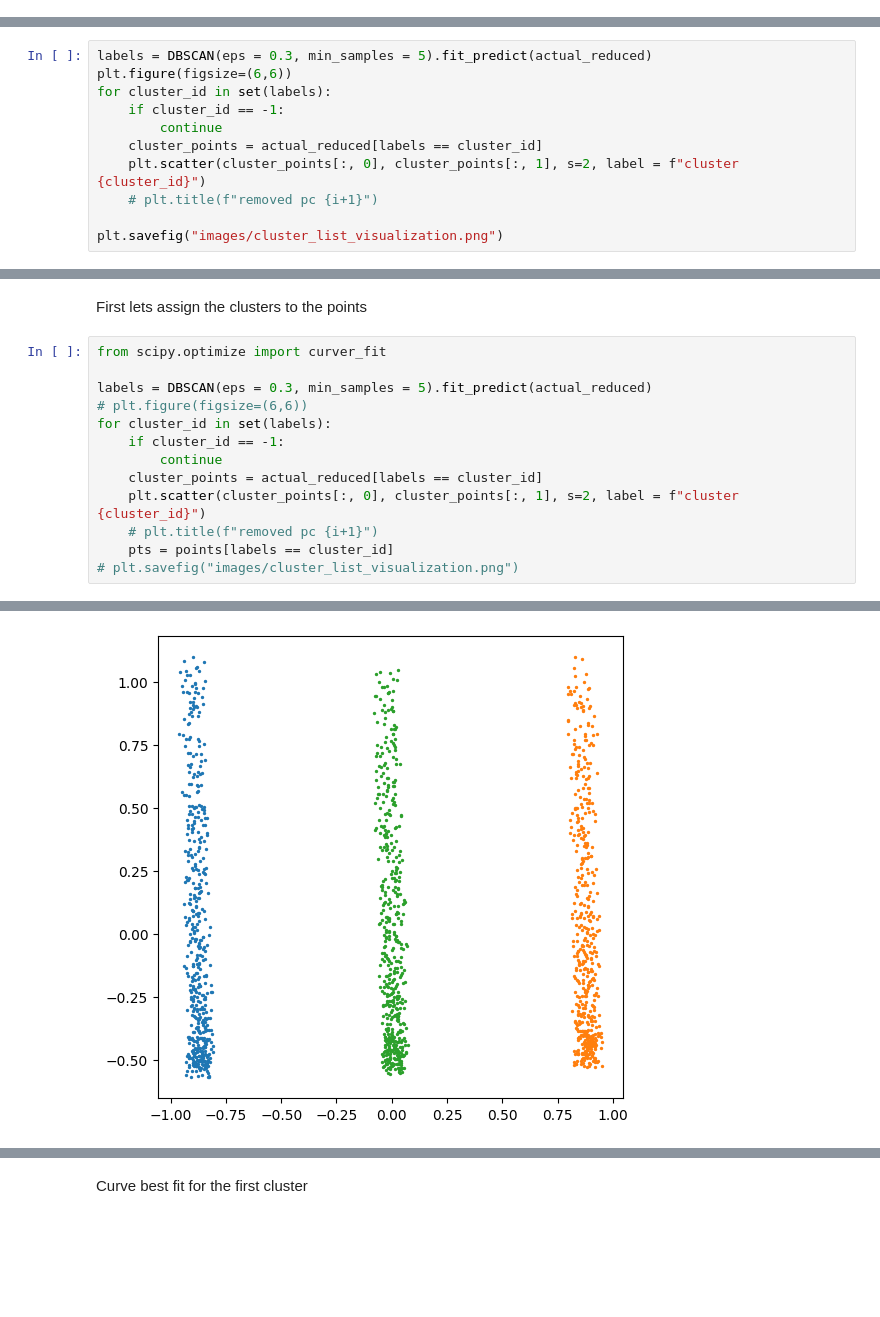
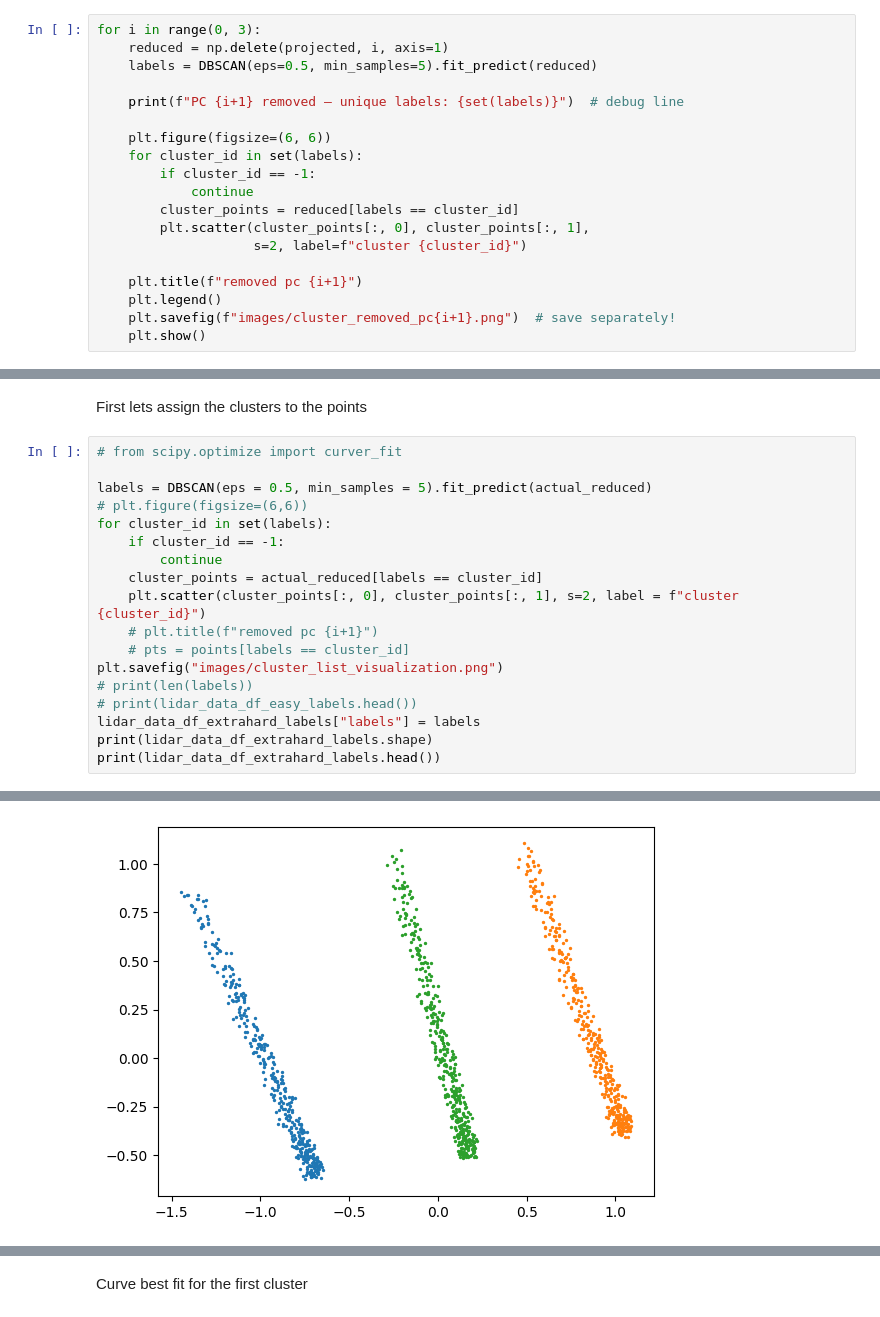
Before and after one commit to sowjanyamatam/blunomy_case_study, a Jupyter notebook: local_analysis/analysis.ipynb, the cells around one changed output, grey strips where cells are left out. Saved outputs shown, nothing was run; the diff lists cells and outputs as text; blank space fills up the shorter version.

```diff
--- a/local_analysis/analysis.ipynb
+++ b/local_analysis/analysis.ipynb
@@ -310,0 +300,19 @@ for i in range(0,3):
+# %%
+for i in range(0, 3):
+    reduced = np.delete(projected, i, axis=1)
+    labels = DBSCAN(eps=0.5, min_samples=5).fit_predict(reduced)
+
+    print(f"PC {i+1} removed — unique labels: {set(labels)}")  # debug line
+
+    plt.figure(figsize=(6, 6))
+    for cluster_id in set(labels):
+        if cluster_id == -1:
+            continue
+        cluster_points = reduced[labels == cluster_id]
+        plt.scatter(cluster_points[:, 0], cluster_points[:, 1],
+                    s=2, label=f"cluster {cluster_id}")
+
+    plt.title(f"removed pc {i+1}")
+    plt.legend()
+    plt.savefig(f"images/cluster_removed_pc{i+1}.png")  # save separately!
+    plt.show()
@@ -325,11 +343,0 @@ array([[-0.86966549,  0.05222722],
-# %%
-labels = DBSCAN(eps = 0.3, min_samples = 5).fit_predict(actual_reduced)
-plt.figure(figsize=(6,6))
-for cluster_id in set(labels):
-    if cluster_id == -1:
-        continue
-    cluster_points = actual_reduced[labels == cluster_id]
-    plt.scatter(cluster_points[:, 0], cluster_points[:, 1], s=2, label = f"cluster {cluster_id}")
-    # plt.title(f"removed pc {i+1}")
-
-plt.savefig("images/cluster_list_visualization.png")
@@ -338,9 +344,9 @@ plt.savefig("images/cluster_list_visualization.png")
 # %% [markdown]
 First lets assign the clusters to the points
 # %%
-from scipy.optimize import curver_fit
+# from scipy.optimize import curver_fit
 
-labels = DBSCAN(eps = 0.3, min_samples = 5).fit_predict(actual_reduced)
+labels = DBSCAN(eps = 0.5, min_samples = 5).fit_predict(actual_reduced)
 # plt.figure(figsize=(6,6))
 for cluster_id in set(labels):
     if cluster_id == -1:
@@ -348,6 +354,11 @@ for cluster_id in set(labels):
     cluster_points = actual_reduced[labels == cluster_id]
     plt.scatter(cluster_points[:, 0], cluster_points[:, 1], s=2, label = f"cluster {cluster_id}")
     # plt.title(f"removed pc {i+1}")
-    pts = points[labels == cluster_id]
-# plt.savefig("images/cluster_list_visualization.png")
+    # pts = points[labels == cluster_id]
+plt.savefig("images/cluster_list_visualization.png")
+# print(len(labels))
+# print(lidar_data_df_easy_labels.head())
+lidar_data_df_extrahard_labels["labels"] = labels
+print(lidar_data_df_extrahard_labels.shape)
+print(lidar_data_df_extrahard_labels.head())
 # %% [output]
@@ -354 +372 @@ for cluster_id in set(labels):
-[figure, old version]
+[figure, new version]
```
Also changed, not shown: parts of 42 cells of this notebook, 8 other files.
